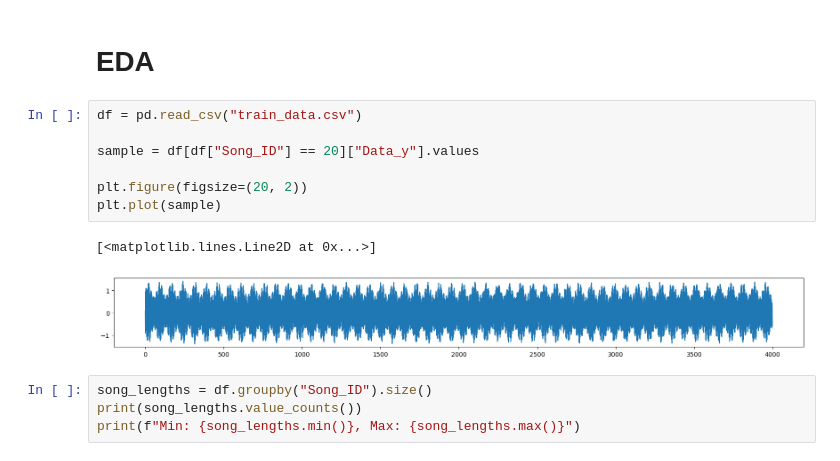
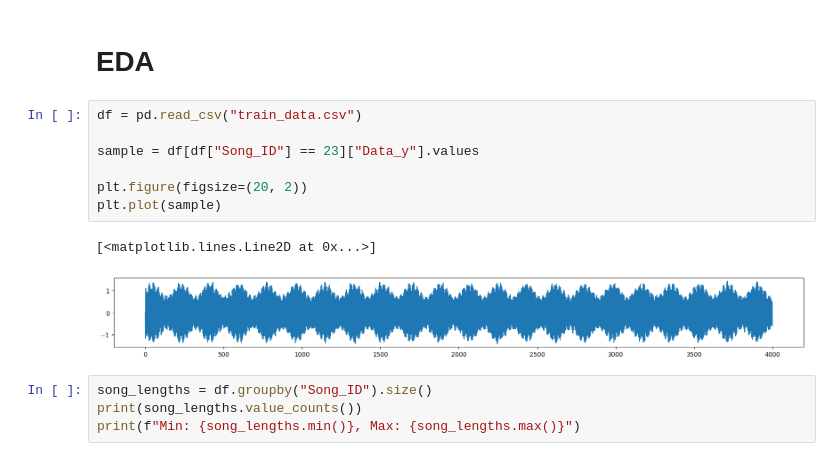
Before and after one commit to stefanasandei/roai-solved, a Jupyter notebook: simulari/spooky-round-01/disaster/disaster.ipynb, the cells around one changed output. Drawn from its saved outputs; the diff is of its cells as text.

```diff
--- a/simulari/spooky-round-01/disaster/disaster.ipynb
+++ b/simulari/spooky-round-01/disaster/disaster.ipynb
@@ -20,13 +19,13 @@ batch_size = 32
 # %%
 df = pd.read_csv("train_data.csv")
 
-sample = df[df["Song_ID"] == 20]["Data_y"].values
+sample = df[df["Song_ID"] == 23]["Data_y"].values
 
 plt.figure(figsize=(20, 2))
 plt.plot(sample)
 # %% [output]
 [<matplotlib.lines.Line2D at 0x...>]
-[figure, old version]
+[figure, new version]
 # %%
 song_lengths = df.groupby("Song_ID").size()
 print(song_lengths.value_counts())
```
Also changed, not shown: parts of 8 cells of this notebook, 2 other files.
